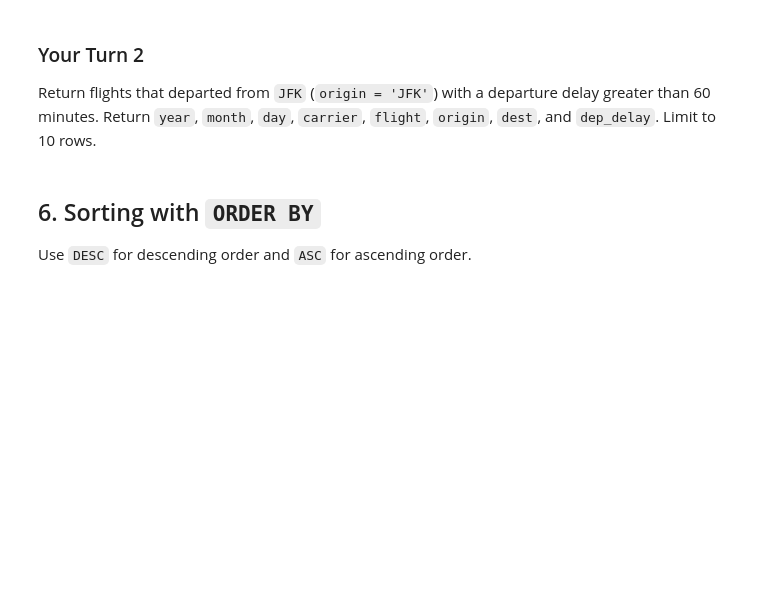
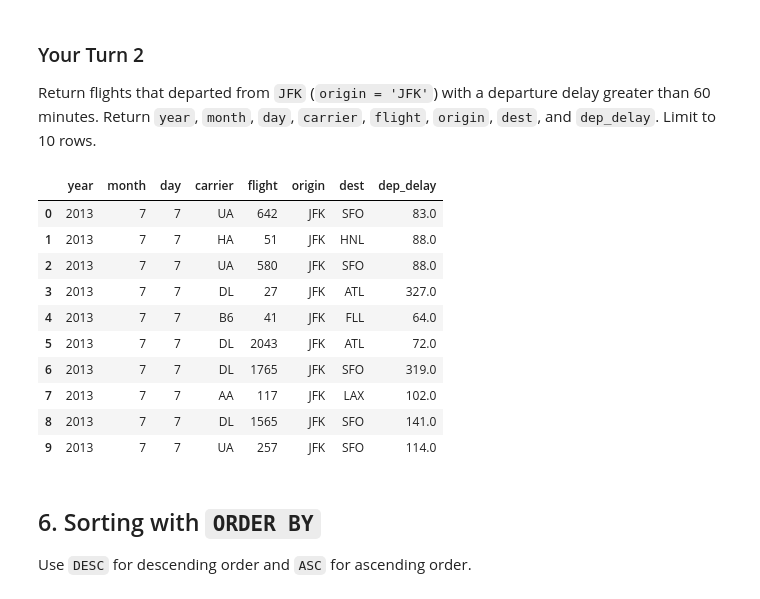
Before and after one commit to alexM200310/ban6003-week9-10-alejandro_mugica, a Jupyter notebook: notebooks/module9_neon_sql_fundamentals_guided_lab.ipynb, the cells around one changed output. Saved outputs shown, nothing was run; the diff lists cells and outputs as text; code cells hidden in the pictures; blank space fills up the shorter version.

```diff
--- a/notebooks/module9_neon_sql_fundamentals_guided_lab.ipynb
+++ b/notebooks/module9_neon_sql_fundamentals_guided_lab.ipynb
@@ -188,10 +265,28 @@ Return flights that departed from `JFK` (`origin = 'JFK'`) with a departure dela
 # %%
 # Your Turn 2
 query = """
-
+select
+  year, month, day, carrier, flight, origin, dest, dep_delay
+from
+  flights
+where
+  origin = 'JFK' and dep_delay > 60
+limit 10
 """
 
 run_query(query, engine)
+# %% [output]
+|  | year | month | day | carrier | flight | origin | dest | dep_delay |
+| 0 | 2013 | 7 | 7 | UA | 642 | JFK | SFO | 83.0 |
+| 1 | 2013 | 7 | 7 | HA | 51 | JFK | HNL | 88.0 |
+| 2 | 2013 | 7 | 7 | UA | 580 | JFK | SFO | 88.0 |
+| 3 | 2013 | 7 | 7 | DL | 27 | JFK | ATL | 327.0 |
+| 4 | 2013 | 7 | 7 | B6 | 41 | JFK | FLL | 64.0 |
+| 5 | 2013 | 7 | 7 | DL | 2043 | JFK | ATL | 72.0 |
+| 6 | 2013 | 7 | 7 | DL | 1765 | JFK | SFO | 319.0 |
+| 7 | 2013 | 7 | 7 | AA | 117 | JFK | LAX | 102.0 |
+| 8 | 2013 | 7 | 7 | DL | 1565 | JFK | SFO | 141.0 |
+| 9 | 2013 | 7 | 7 | UA | 257 | JFK | SFO | 114.0 |
 # %% [markdown]
 ## 6. Sorting with `ORDER BY`
 
```
Also changed, not shown: parts of 39 cells of this notebook, 1 other file.
